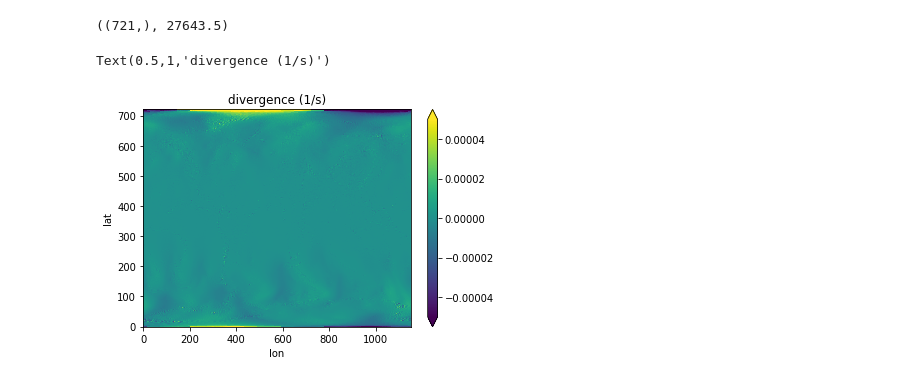
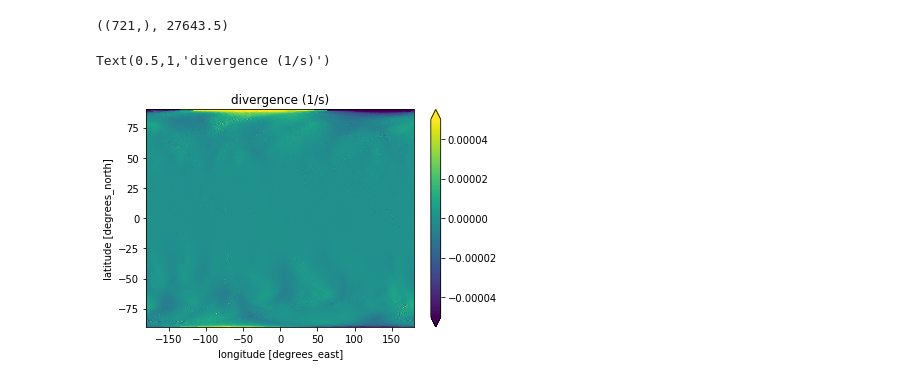
Before and after one commit to JiaweiZhuang/process_real_wind, a Jupyter notebook: wind_divergence.ipynb, the cells around one changed output. Saved outputs shown, nothing was run; the diff lists cells and outputs as text; code cells hidden in the pictures.

```diff
--- a/wind_divergence.ipynb
+++ b/wind_divergence.ipynb
@@ -112,10 +112,13 @@ dx.shape, dy
 dudx = (np.roll(u,-1,axis=1)-np.roll(u,1,axis=1))/(2*dx[:,np.newaxis])
 dvdy = (np.roll(v,-1,axis=0)-np.roll(v,1,axis=0))/(2*dy)
 div = dudx + dvdy
+# %%
+# for making new data array
+coords = {'lat': ds['lat'], 'lon': ds['lon']}
 # %%
-xr.DataArray(div, dims=['lat', 'lon']).plot(vmin=-5e-5, vmax=5e-5)
+xr.DataArray(div, dims=['lat', 'lon'], coords=coords).plot(vmin=-5e-5, vmax=5e-5)
 plt.title('divergence (1/s)')
 # %% [output]
 Text(0.5,1,'divergence (1/s)')
-[figure, old version]
+[figure, new version]
 # %%
```
Also changed, not shown: parts of 3 cells of this notebook.
